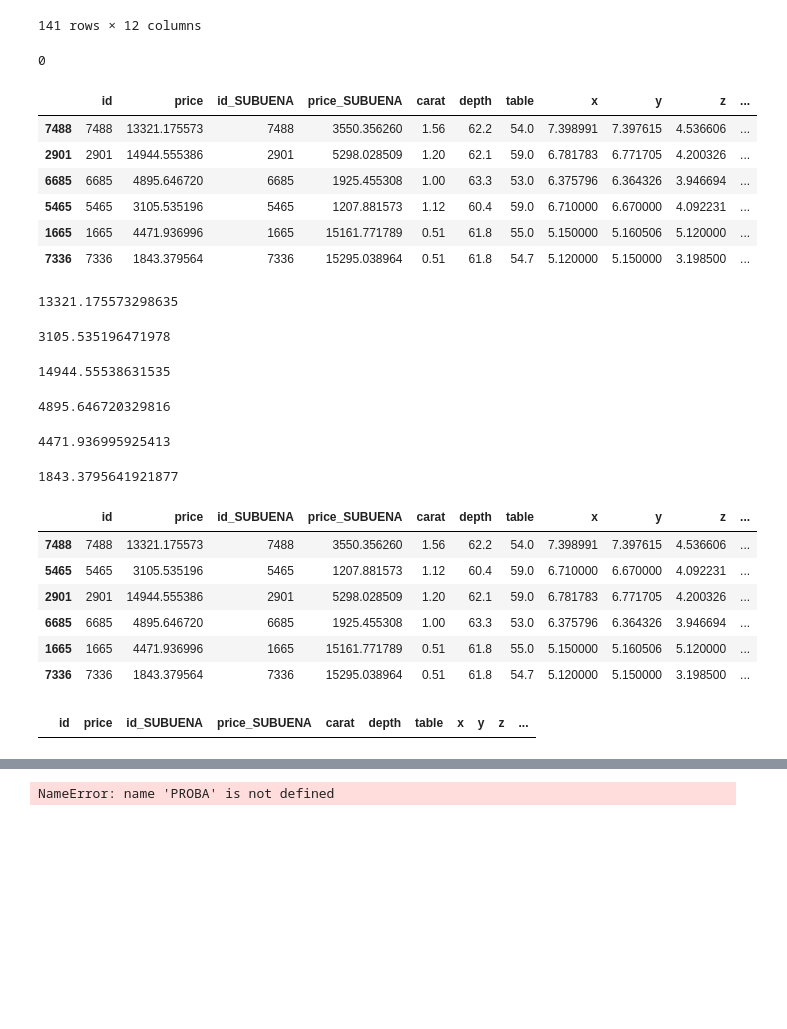
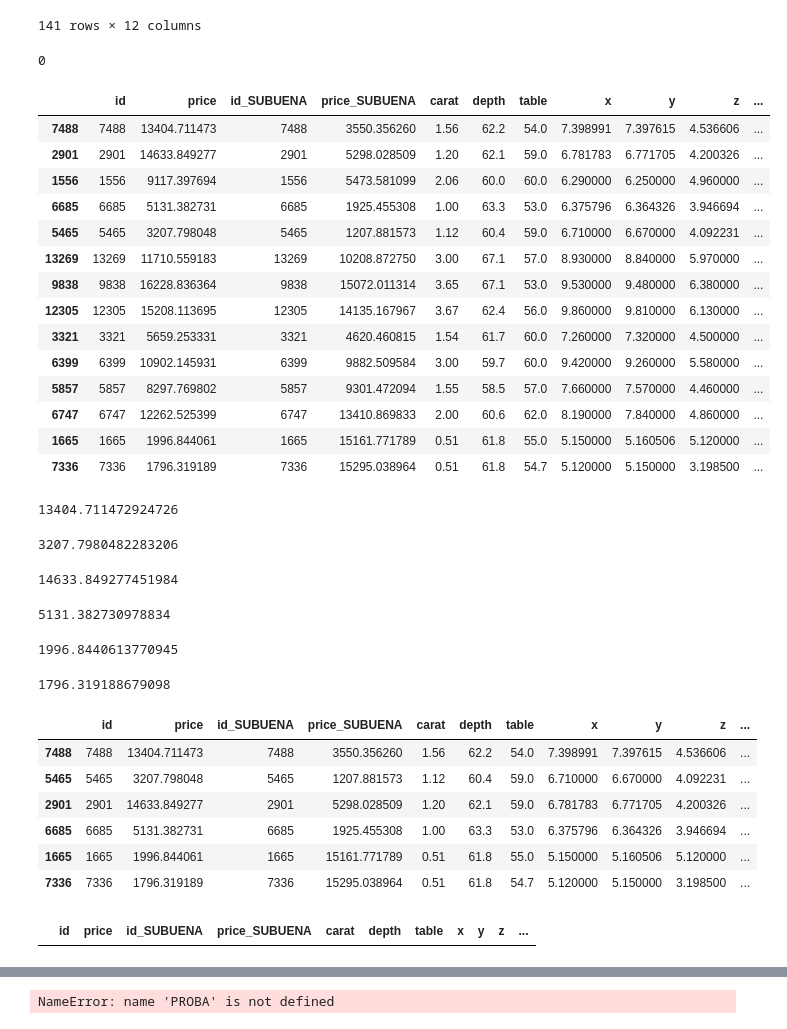
Before and after one commit to carpiero/Kaggle_Competition_Machine_Learning, a Jupyter notebook: notebooks/NotebookML002.ipynb, the cells around one changed output, grey strips where cells are left out. Saved outputs shown, nothing was run; the diff lists cells and outputs as text; code cells hidden in the pictures; blank space fills up the shorter version.

```diff
--- a/notebooks/NotebookML002.ipynb
+++ b/notebooks/NotebookML002.ipynb
@@ -199,7 +199,7 @@ data=data.loc[~filter_xyz ]
 df_predict=df_final.loc[df['df_original']==0]
 
 ####################################################################
-thres=1.50
+thres=1.54
 
 df_predict2=df_predict.loc[df_predict['carat']<thres]
 data2=data.loc[data['carat']<thres]
@@ -806,36 +832,36 @@ dftest.loc[(dftest['Diff']>3000) | (dftest['Diff']<-3000)].sort_values(by=['Diff
 # %%
 
 
-predictions_competition = model.predict(X_predict)
+# predictions_competition = model.predict(X_predict)
 
 ############################################################
 
-# predictions_competition2 = machine2.predict(X_predict2)
-# predictions_competition3 = machine3.predict(X_predict3)
+predictions_competition2 = machine2.predict(X_predict2)
+predictions_competition3 = machine3.predict(X_predict3)
 # %%
 
 
-# submission2 = pd.DataFrame({'id': df_predict2['id'], 'price': predictions_competition2})
-# submission3 = pd.DataFrame({'id': df_predict3['id'], 'price': predictions_competition3})
+submission2 = pd.DataFrame({'id': df_predict2['id'], 'price': predictions_competition2})
+submission3 = pd.DataFrame({'id': df_predict3['id'], 'price': predictions_competition3})
 
-# submission=pd.concat([submission2,submission3], axis=0).sort_values(by=['id'])
-# submission['id'] = submission['id'].astype('int64')
+submission=pd.concat([submission2,submission3], axis=0).sort_values(by=['id'])
+submission['id'] = submission['id'].astype('int64')
 
-# submission.to_csv(f'/home/carpiero/IRONHACK/kaggle/conhighycaratsqr_xyz_{thres}___{total}.csv', index=False)
+submission.to_csv(f'/home/carpiero/IRONHACK/kaggle/conhighycaratsqr_xyz_{thres}___{total}.csv', index=False)
 
 ###########################################################
 
-submission = pd.DataFrame({'id': df_predict['id'], 'price': predictions_competition})
-submission['id'] = submission['id'].astype('int64')
+# submission = pd.DataFrame({'id': df_predict['id'], 'price': predictions_competition})
+# submission['id'] = submission['id'].astype('int64')
 
 # submission.loc[94,'price'] =20000
 
 
 
 
-submission.to_csv(f'/home/carpiero/IRONHACK/kaggle/sin_nada_{np.mean(-scores)}.csv', index=False)
+# submission.to_csv(f'/home/carpiero/IRONHACK/kaggle/sin_nada_{np.mean(-scores)}.csv', index=False)
 
-PROBA=pd.concat([X_predict,submission], axis=1)
+# PROBA=pd.concat([X_predict,submission], axis=1)
 
 # c1='clarity_1'
 # c2=3.2
@@ -876,52 +902,60 @@ submission=submission_dif[['id','price']]
 # submission.loc[6685,'price'] = 5133
 # submission.loc[1665,'price'] = 1962
 # submission.loc[7336,'price'] = 1795
 
 
 # submission.to_csv(f'/home/carpiero/IRONHACK/kaggle/highycaratsqr_amano_{thres}_{total}.csv', index=False)
 
 ####################################
 
 print(submission_dif['Diff_id'].sum())
 
 display(submission_dif.loc[(submission_dif['Diff']<-1000)|(submission_dif['Diff']>=1000) ].sort_values(by=['Diff'], ascending=False))
 
 display(submission.loc[7488,'price'])
 display(submission.loc[5465,'price'])
 display(submission.loc[2901,'price'])
 display(submission.loc[6685,'price'])
 display(submission.loc[1665,'price'])
 display(submission.loc[7336,'price'])
 
 display(submission_dif.loc[[7488,5465,2901,6685,1665,7336],])
 
 
 
 # submission_dif.loc[(submission_dif['price_sub']<-320) ].sort_values(by=['Diff'], ascending=False)
 
 submission_dif.loc[(submission_dif['x']<0.01)|(submission_dif['y']<0.01) |(submission_dif['z']<0.01)|(submission_dif['x']>25)|(submission_dif['y']>25) |(submission_dif['z']>25)].sort_values(by=['Diff'], ascending=False)
 # %% [output]
 0
 |  | id | price | id_SUBUENA | price_SUBUENA | carat | depth | table | x | y | z | ... |
-| 7488 | 7488 | 13321.175573 | 7488 | 3550.356260 | 1.56 | 62.2 | 54.0 | 7.398991 | 7.397615 | 4.536606 | ... |
-| 2901 | 2901 | 14944.555386 | 2901 | 5298.028509 | 1.20 | 62.1 | 59.0 | 6.781783 | 6.771705 | 4.200326 | ... |
-| 6685 | 6685 | 4895.646720 | 6685 | 1925.455308 | 1.00 | 63.3 | 53.0 | 6.375796 | 6.364326 | 3.946694 | ... |
-| 5465 | 5465 | 3105.535196 | 5465 | 1207.881573 | 1.12 | 60.4 | 59.0 | 6.710000 | 6.670000 | 4.092231 | ... |
-| 1665 | 1665 | 4471.936996 | 1665 | 15161.771789 | 0.51 | 61.8 | 55.0 | 5.150000 | 5.160506 | 5.120000 | ... |
-| 7336 | 7336 | 1843.379564 | 7336 | 15295.038964 | 0.51 | 61.8 | 54.7 | 5.120000 | 5.150000 | 3.198500 | ... |
+| 7488 | 7488 | 13404.711473 | 7488 | 3550.356260 | 1.56 | 62.2 | 54.0 | 7.398991 | 7.397615 | 4.536606 | ... |
+| 2901 | 2901 | 14633.849277 | 2901 | 5298.028509 | 1.20 | 62.1 | 59.0 | 6.781783 | 6.771705 | 4.200326 | ... |
+| 1556 | 1556 | 9117.397694 | 1556 | 5473.581099 | 2.06 | 60.0 | 60.0 | 6.290000 | 6.250000 | 4.960000 | ... |
+| 6685 | 6685 | 5131.382731 | 6685 | 1925.455308 | 1.00 | 63.3 | 53.0 | 6.375796 | 6.364326 | 3.946694 | ... |
+| 5465 | 5465 | 3207.798048 | 5465 | 1207.881573 | 1.12 | 60.4 | 59.0 | 6.710000 | 6.670000 | 4.092231 | ... |
+| 13269 | 13269 | 11710.559183 | 13269 | 10208.872750 | 3.00 | 67.1 | 57.0 | 8.930000 | 8.840000 | 5.970000 | ... |
+| 9838 | 9838 | 16228.836364 | 9838 | 15072.011314 | 3.65 | 67.1 | 53.0 | 9.530000 | 9.480000 | 6.380000 | ... |
+| 12305 | 12305 | 15208.113695 | 12305 | 14135.167967 | 3.67 | 62.4 | 56.0 | 9.860000 | 9.810000 | 6.130000 | ... |
+| 3321 | 3321 | 5659.253331 | 3321 | 4620.460815 | 1.54 | 61.7 | 60.0 | 7.260000 | 7.320000 | 4.500000 | ... |
+| 6399 | 6399 | 10902.145931 | 6399 | 9882.509584 | 3.00 | 59.7 | 60.0 | 9.420000 | 9.260000 | 5.580000 | ... |
+| 5857 | 5857 | 8297.769802 | 5857 | 9301.472094 | 1.55 | 58.5 | 57.0 | 7.660000 | 7.570000 | 4.460000 | ... |
+| 6747 | 6747 | 12262.525399 | 6747 | 13410.869833 | 2.00 | 60.6 | 62.0 | 8.190000 | 7.840000 | 4.860000 | ... |
+| 1665 | 1665 | 1996.844061 | 1665 | 15161.771789 | 0.51 | 61.8 | 55.0 | 5.150000 | 5.160506 | 5.120000 | ... |
+| 7336 | 7336 | 1796.319189 | 7336 | 15295.038964 | 0.51 | 61.8 | 54.7 | 5.120000 | 5.150000 | 3.198500 | ... |
-13321.175573298635
+13404.711472924726
-3105.535196471978
+3207.7980482283206
-14944.55538631535
+14633.849277451984
-4895.646720329816
+5131.382730978834
-4471.936995925413
+1996.8440613770945
-1843.3795641921877
+1796.319188679098
 |  | id | price | id_SUBUENA | price_SUBUENA | carat | depth | table | x | y | z | ... |
-| 7488 | 7488 | 13321.175573 | 7488 | 3550.356260 | 1.56 | 62.2 | 54.0 | 7.398991 | 7.397615 | 4.536606 | ... |
-| 5465 | 5465 | 3105.535196 | 5465 | 1207.881573 | 1.12 | 60.4 | 59.0 | 6.710000 | 6.670000 | 4.092231 | ... |
-| 2901 | 2901 | 14944.555386 | 2901 | 5298.028509 | 1.20 | 62.1 | 59.0 | 6.781783 | 6.771705 | 4.200326 | ... |
-| 6685 | 6685 | 4895.646720 | 6685 | 1925.455308 | 1.00 | 63.3 | 53.0 | 6.375796 | 6.364326 | 3.946694 | ... |
-| 1665 | 1665 | 4471.936996 | 1665 | 15161.771789 | 0.51 | 61.8 | 55.0 | 5.150000 | 5.160506 | 5.120000 | ... |
-| 7336 | 7336 | 1843.379564 | 7336 | 15295.038964 | 0.51 | 61.8 | 54.7 | 5.120000 | 5.150000 | 3.198500 | ... |
+| 7488 | 7488 | 13404.711473 | 7488 | 3550.356260 | 1.56 | 62.2 | 54.0 | 7.398991 | 7.397615 | 4.536606 | ... |
+| 5465 | 5465 | 3207.798048 | 5465 | 1207.881573 | 1.12 | 60.4 | 59.0 | 6.710000 | 6.670000 | 4.092231 | ... |
+| 2901 | 2901 | 14633.849277 | 2901 | 5298.028509 | 1.20 | 62.1 | 59.0 | 6.781783 | 6.771705 | 4.200326 | ... |
+| 6685 | 6685 | 5131.382731 | 6685 | 1925.455308 | 1.00 | 63.3 | 53.0 | 6.375796 | 6.364326 | 3.946694 | ... |
+| 1665 | 1665 | 1996.844061 | 1665 | 15161.771789 | 0.51 | 61.8 | 55.0 | 5.150000 | 5.160506 | 5.120000 | ... |
+| 7336 | 7336 | 1796.319189 | 7336 | 15295.038964 | 0.51 | 61.8 | 54.7 | 5.120000 | 5.150000 | 3.198500 | ... |
 |  | id | price | id_SUBUENA | price_SUBUENA | carat | depth | table | x | y | z | ... |
 # %%
 # id 	price
```
Also changed, not shown: parts of 9 cells of this notebook, 4 other files.
